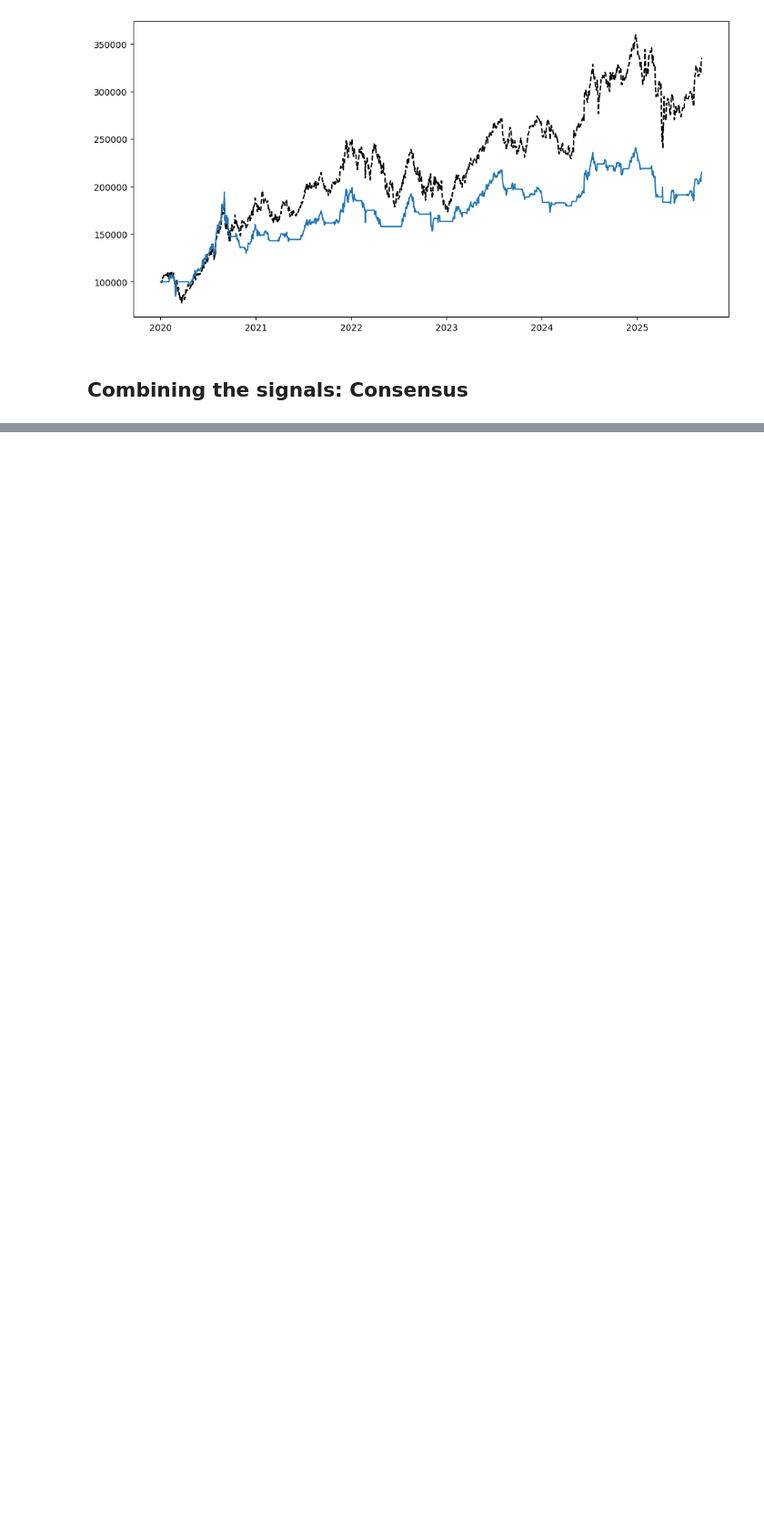
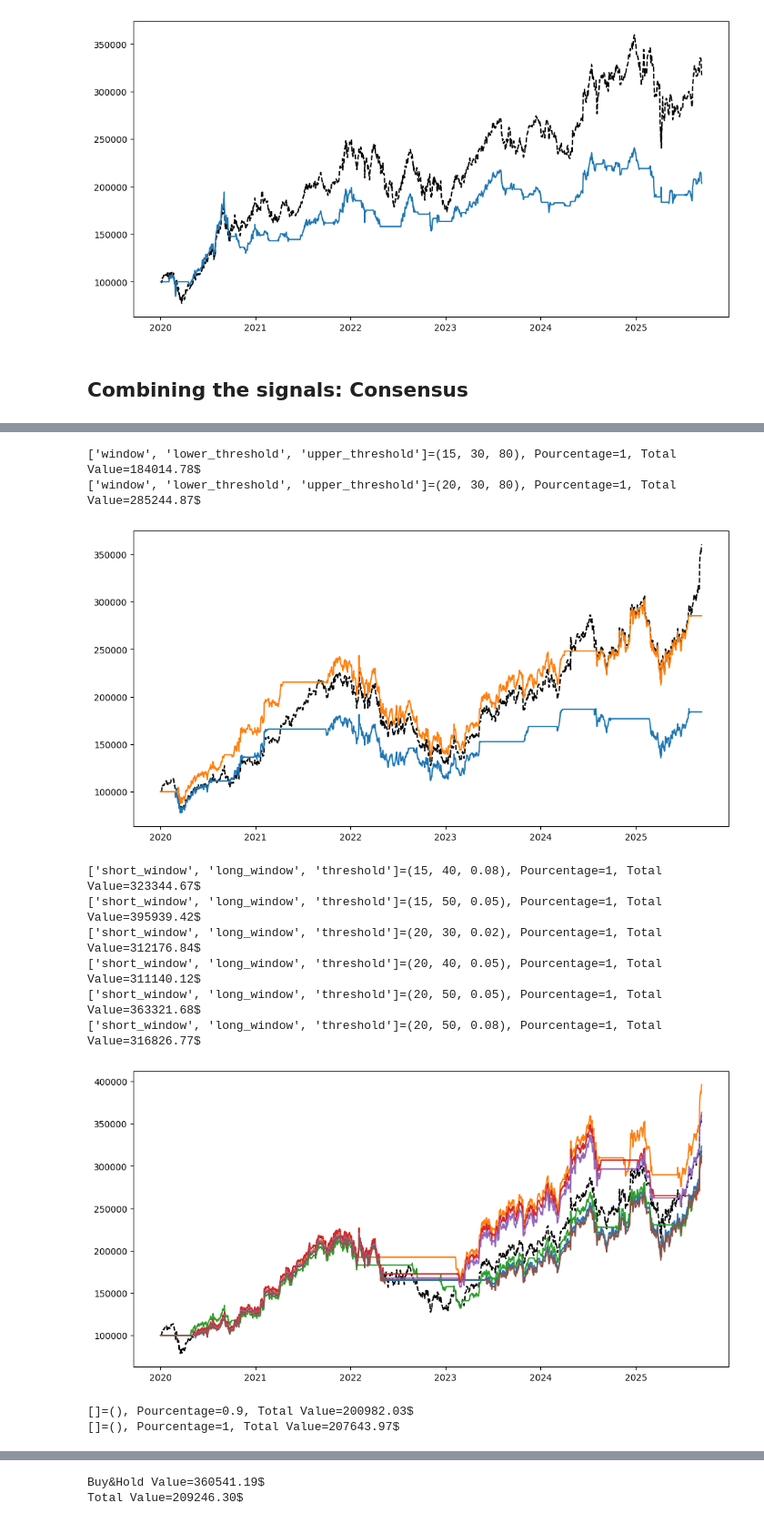
Before and after one commit to VincentGoze/SimpleBacktesting, a Jupyter notebook: Untitled.ipynb, the cells around one changed output, grey strips where cells are left out. Shown at 91% size. Drawn from its saved outputs; the diff is of its cells as text; code cells hidden in the pictures; blank space fills up the shorter version.

```diff
--- a/Untitled.ipynb
+++ b/Untitled.ipynb
@@ -405,0 +509,31 @@ Total Value=242549.45$
+# %%
+stock="GOOG"
+
+dat = yf.Ticker(stock)
+df=dat.history(start="2019-11-30")
+
+best_value_rsi, best_parameters[f"rsi_{stock}"]=optimize_signal_parameters(rsi_signal,df,"Close",{"window":[10,15,20],"lower_threshold":[20,30],"upper_threshold":[70,80]},[1],cutoff_threshold=1.5)
+
+best_value_crossover, best_parameters[f"crossover_{stock}"]=optimize_signal_parameters(moving_average_crossover_signal,df,"Close",{"short_window":[10,15,20],"long_window":[30,40,50],"threshold":[0.02,0.05,0.08]},[1],cutoff_threshold=3)
+best_value_alligator, best_parameters[f"alligator_{stock}"]=optimize_signal_parameters(alligator_signal,df,"Close",{},[0.2,0.5,0.65,0.8,0.9,1],cutoff_threshold=2)
+
+
+signals_dictionary={moving_average_crossover_signal:best_parameters[f"crossover_{stock}"],rsi_signal:best_parameters[f"rsi_{stock}"],alligator_signal:best_parameters[f"alligator_{stock}"]}
+
+
+test_combined_signals_majority_voting(df,"Close",signals_dictionary)
+
+test_combined_signals_consensus(df,"Close",signals_dictionary)
+# %% [output]
+['window', 'lower_threshold', 'upper_threshold']=(15, 30, 80), Pourcentage=1, Total Value=184014.78$
+['window', 'lower_threshold', 'upper_threshold']=(20, 30, 80), Pourcentage=1, Total Value=285244.87$
+[figure, added]
+['short_window', 'long_window', 'threshold']=(15, 40, 0.08), Pourcentage=1, Total Value=323344.67$
+['short_window', 'long_window', 'threshold']=(15, 50, 0.05), Pourcentage=1, Total Value=395939.42$
+['short_window', 'long_window', 'threshold']=(20, 30, 0.02), Pourcentage=1, Total Value=312176.84$
+['short_window', 'long_window', 'threshold']=(20, 40, 0.05), Pourcentage=1, Total Value=311140.12$
+['short_window', 'long_window', 'threshold']=(20, 50, 0.05), Pourcentage=1, Total Value=363321.68$
+['short_window', 'long_window', 'threshold']=(20, 50, 0.08), Pourcentage=1, Total Value=316826.77$
+[figure, added]
+[]=(), Pourcentage=0.9, Total Value=200982.03$
+[]=(), Pourcentage=1, Total Value=207643.97$
@@ -405,0 +541,2 @@ Total Value=242549.45$
+Buy&Hold Value=360541.19$
+Total Value=209246.30$
```
Also changed, not shown: parts of 13 cells of this notebook.
